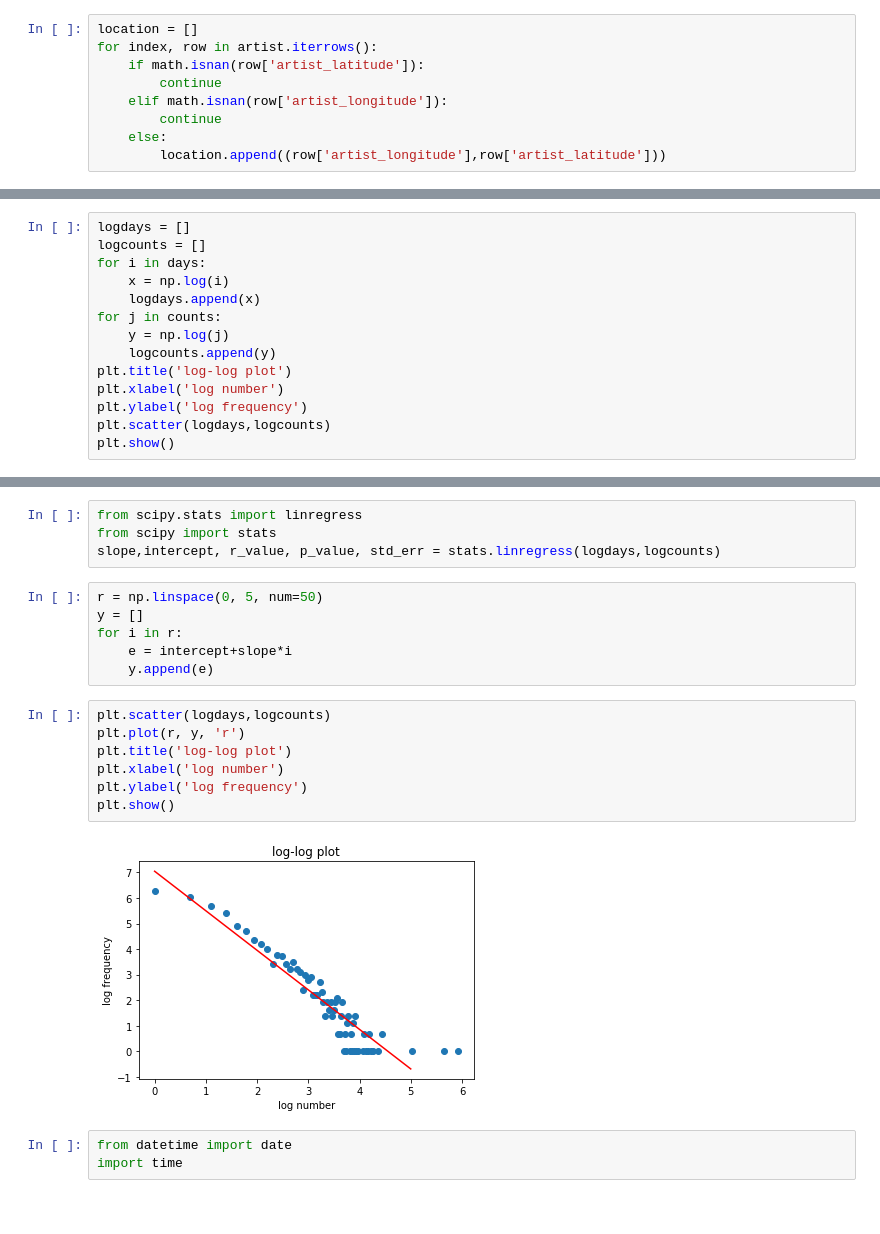
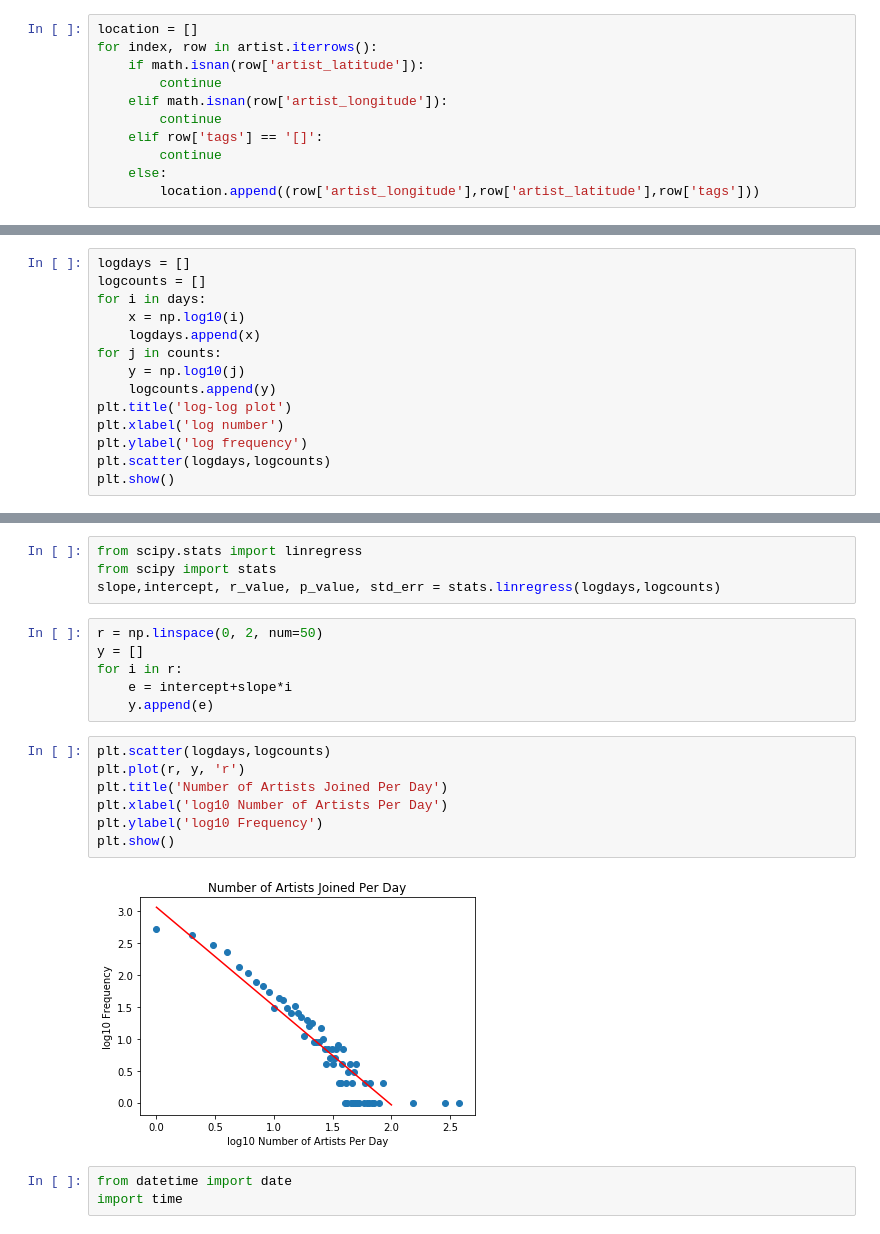
Before and after one commit to Evelios/gen-really, a Jupyter notebook: POCS_final.ipynb, the cells around one changed output, grey strips where cells are left out. Drawn from its saved outputs; the diff is of its cells as text.

```diff
--- a/POCS_final.ipynb
+++ b/POCS_final.ipynb
@@ -29,5 +29,7 @@ for index, row in artist.iterrows():
         continue
     elif math.isnan(row['artist_longitude']):
         continue
+    elif row['tags'] == '[]':
+        continue
     else:
-        location.append((row['artist_longitude'],row['artist_latitude']))
+        location.append((row['artist_longitude'],row['artist_latitude'],row['tags']))
@@ -99,10 +122,10 @@ plt.show()
 logdays = []
 logcounts = []
 for i in days:
-    x = np.log(i)
+    x = np.log10(i)
     logdays.append(x)
 for j in counts:
-    y = np.log(j)
+    y = np.log10(j)
     logcounts.append(y)
 plt.title('log-log plot')
 plt.xlabel('log number')
@@ -123,7 +146,7 @@ from scipy.stats import linregress
 from scipy import stats
 slope,intercept, r_value, p_value, std_err = stats.linregress(logdays,logcounts)
 # %%
-r = np.linspace(0, 5, num=50)
+r = np.linspace(0, 2, num=50)
 y = []
 for i in r:
     e = intercept+slope*i
@@ -131,12 +154,12 @@ for i in r:
 # %%
 plt.scatter(logdays,logcounts)
 plt.plot(r, y, 'r')
-plt.title('log-log plot')
-plt.xlabel('log number')
-plt.ylabel('log frequency')
+plt.title('Number of Artists Joined Per Day')
+plt.xlabel('log10 Number of Artists Per Day')
+plt.ylabel('log10 Frequency')
 plt.show()
 # %% [output]
-[figure, old version]
+[figure, new version]
 # %%
 from datetime import date
 import time
```
Also changed, not shown: parts of 45 cells of this notebook.
